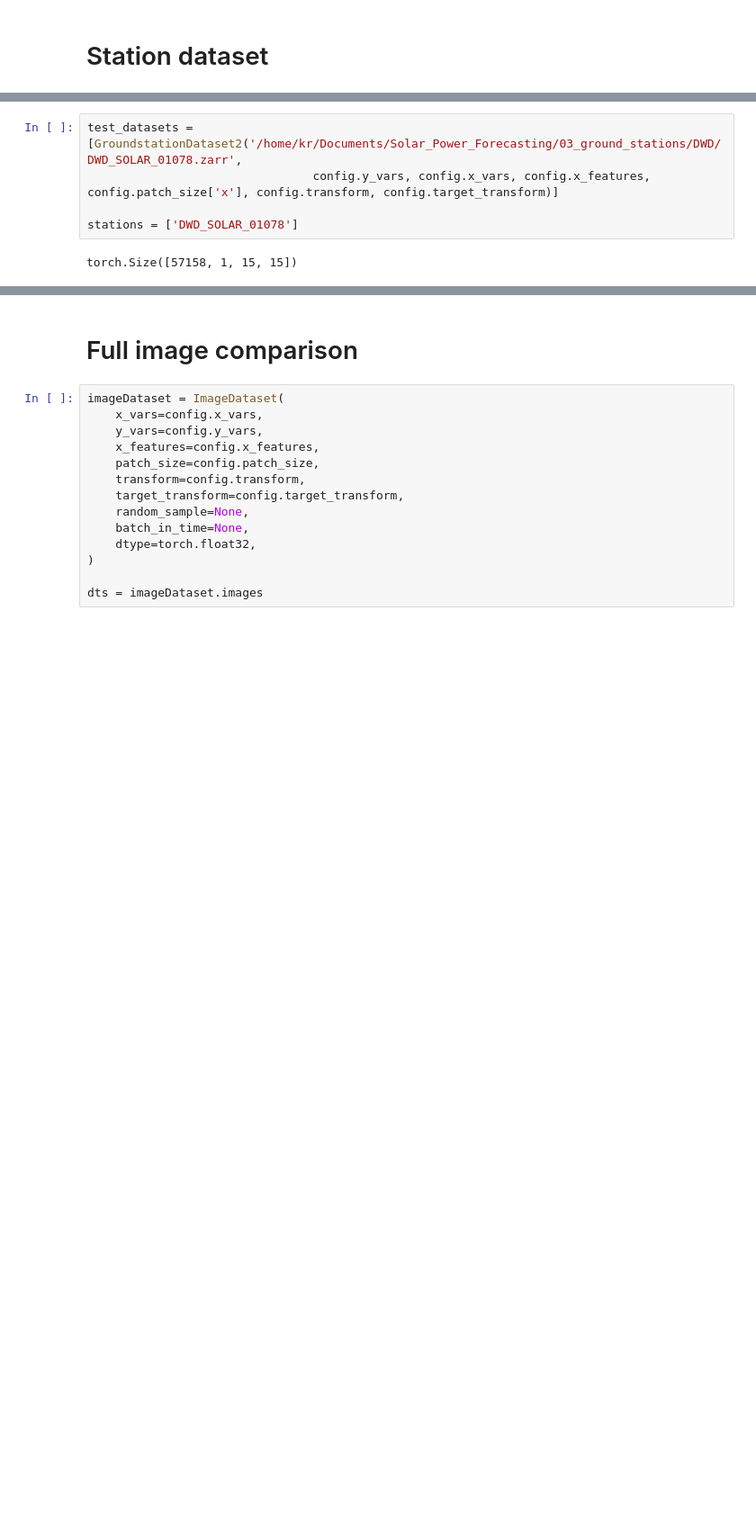
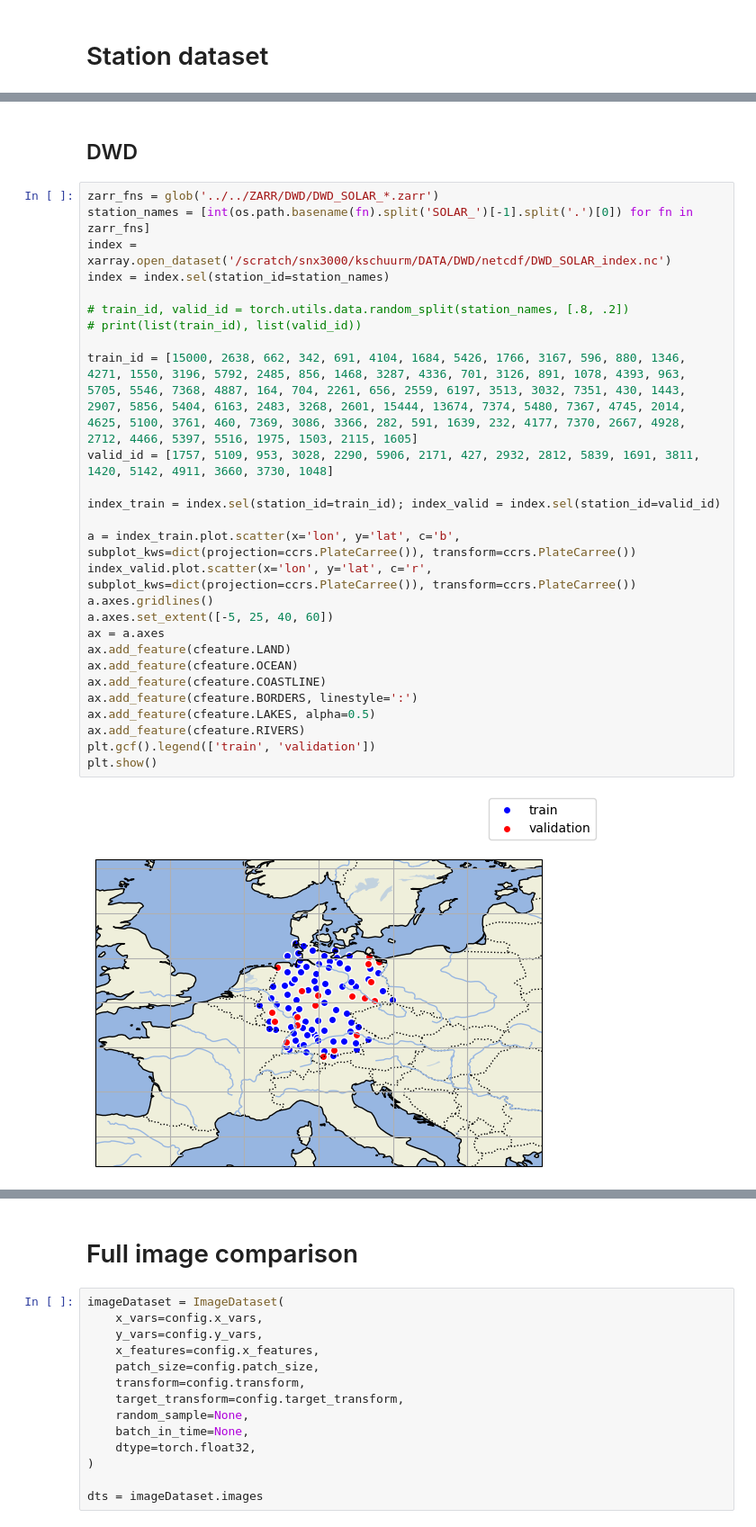
Before and after one commit to KRS-dev/irradiance_estimation, a Jupyter notebook: inference/inference.ipynb, the cells around one changed output, grey strips where cells are left out. Shown at 90% size. Cells and saved outputs as stored; diff of their text form; blank space fills up the shorter version.

```diff
--- a/inference/inference.ipynb
+++ b/inference/inference.ipynb
@@ -213,7 +341,31 @@ HPU available: False, using: 0 HPUs
+# %% [markdown]
+## DWD
 # %%
-test_datasets = [GroundstationDataset2('/home/kr/Documents/Solar_Power_Forecasting/03_ground_stations/DWD/DWD_SOLAR_01078.zarr',
-                                config.y_vars, config.x_vars, config.x_features, config.patch_size['x'], config.transform, config.target_transform)]
+zarr_fns = glob('../../ZARR/DWD/DWD_SOLAR_*.zarr')
+station_names = [int(os.path.basename(fn).split('SOLAR_')[-1].split('.')[0]) for fn in zarr_fns]
+index = xarray.open_dataset('/scratch/snx3000/kschuurm/DATA/DWD/netcdf/DWD_SOLAR_index.nc')
+index = index.sel(station_id=station_names)
 
-stations = ['DWD_SOLAR_01078']
+# train_id, valid_id = torch.utils.data.random_split(station_names, [.8, .2])
+# print(list(train_id), list(valid_id))
+
+train_id = [15000, 2638, 662, 342, 691, 4104, 1684, 5426, 1766, 3167, 596, 880, 1346, 4271, 1550, 3196, 5792, 2485, 856, 1468, 3287, 4336, 701, 3126, 891, 1078, 4393, 963, 5705, 5546, 7368, 4887, 164, 704, 2261, 656, 2559, 6197, 3513, 3032, 7351, 430, 1443, 2907, 5856, 5404, 6163, 2483, 3268, 2601, 15444, 13674, 7374, 5480, 7367, 4745, 2014, 4625, 5100, 3761, 460, 7369, 3086, 3366, 282, 591, 1639, 232, 4177, 7370, 2667, 4928, 2712, 4466, 5397, 5516, 1975, 1503, 2115, 1605]
+valid_id = [1757, 5109, 953, 3028, 2290, 5906, 2171, 427, 2932, 2812, 5839, 1691, 3811, 1420, 5142, 4911, 3660, 3730, 1048]
+
+index_train = index.sel(station_id=train_id); index_valid = index.sel(station_id=valid_id)
+
+a = index_train.plot.scatter(x='lon', y='lat', c='b', subplot_kws=dict(projection=ccrs.PlateCarree()), transform=ccrs.PlateCarree())
+index_valid.plot.scatter(x='lon', y='lat', c='r', subplot_kws=dict(projection=ccrs.PlateCarree()), transform=ccrs.PlateCarree())
+a.axes.gridlines()
+a.axes.set_extent([-5, 25, 40, 60])
+ax = a.axes
+ax.add_feature(cfeature.LAND)
+ax.add_feature(cfeature.OCEAN)
+ax.add_feature(cfeature.COASTLINE)
+ax.add_feature(cfeature.BORDERS, linestyle=':')
+ax.add_feature(cfeature.LAKES, alpha=0.5)
+ax.add_feature(cfeature.RIVERS)
+plt.gcf().legend(['train', 'validation'])
+plt.show()
 # %% [output]
-torch.Size([57158, 1, 15, 15])
+[figure, added]
```
Also changed, not shown: parts of 23 cells of this notebook, 13 other files.
